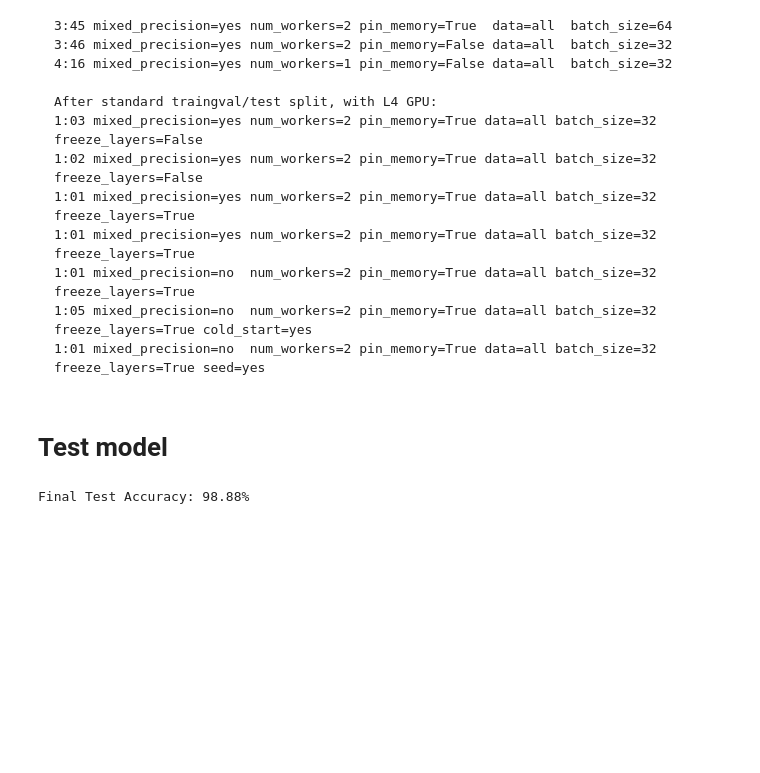
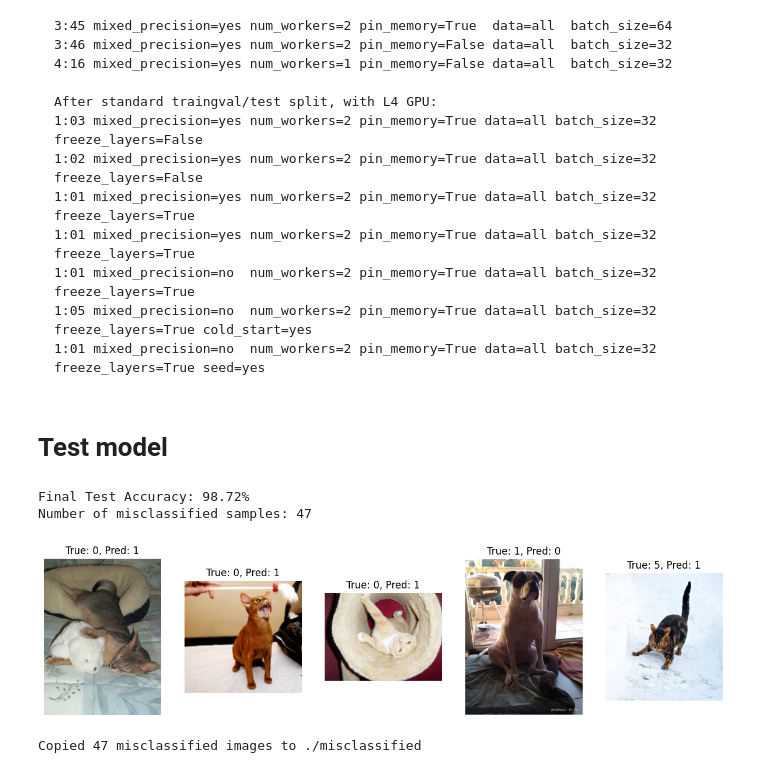
Before and after one commit to Sebelino/DD2424-project, a Jupyter notebook: e1_sebastian.ipynb, the cells around one changed output. Saved outputs shown, nothing was run; the diff lists cells and outputs as text; code cells hidden in the pictures; blank space fills up the shorter version.

Commit message:
feat(E.1): Print misclassified

````diff
--- a/e1_sebastian.ipynb
+++ b/e1_sebastian.ipynb
@@ -281,8 +281,73 @@ After standard traingval/test split, with L4 GPU:
 ```
 # %% [markdown]
 # Test model
-# %%
-final_test_acc = evaluate(model, test_loader, device)
-print(f"Final Test Accuracy: {final_test_acc:.2f}%")
-# %% [output]
-Final Test Accuracy: 98.88%
+# %%
+import shutil
+
+# Directory for saving misclassified images
+misclassified_dir = "./misclassified"
+
+if os.path.exists(misclassified_dir):
+    shutil.rmtree(misclassified_dir)
+os.makedirs(misclassified_dir, exist_ok=True)
+
+# Evaluate and collect misclassified samples
+def evaluate_and_collect_misclassified(model, loader, device, dataset):
+    model.eval()
+    correct = 0
+    total = 0
+    misclassified = []
+
+    with torch.no_grad():
+        for idx, (inputs, labels) in enumerate(tqdm(loader, desc="Evaluating")):
+            inputs, labels = inputs.to(device), labels.to(device)
+            outputs = model(inputs)
+            _, predicted = torch.max(outputs.data, 1)
+
+            for i in range(inputs.size(0)):
+                if predicted[i] != labels[i]:
+                    img_idx = idx * loader.batch_size + i
+                    img_path = dataset._images[img_idx]
+                    true_label = dataset._labels[img_idx]
+                    misclassified.append((img_path, true_label, predicted[i].item()))
+
+            total += labels.size(0)
+            correct += (predicted == labels).sum().item()
+
+    model.train()
+    return 100 * correct / total, misclassified
+
+
+final_test_acc, misclassified_samples = evaluate_and_collect_misclassified(model, test_loader, device, test_dataset)
+print(f"Final Test Accuracy: {final_test_acc:.2f}%")
+print(f"Number of misclassified samples: {len(misclassified_samples)}")
+
+
+from PIL import Image
+
+# Plot the first 5 misclassified images
+num_to_plot = min(5, len(misclassified_samples))
+plt.figure(figsize=(15, 5))
+
+for i in range(num_to_plot):
+    img_path, true_label, predicted_label = misclassified_samples[i]
+    img = Image.open(img_path)
+    plt.subplot(1, num_to_plot, i + 1)
+    plt.imshow(img)
+    plt.title(f"True: {true_label}, Pred: {predicted_label}")
+    plt.axis('off')
+
+plt.show()
+
+
+for i, (img_path, true_label, predicted_label) in enumerate(misclassified_samples):
+    filename = os.path.basename(img_path)
+    new_filename = f"{i:04d}_true{true_label}_pred{predicted_label}_{filename}"
+    shutil.copy(img_path, os.path.join(misclassified_dir, new_filename))
+
+print(f"Copied {len(misclassified_samples)} misclassified images to {misclassified_dir}")
+# %% [output]
+Final Test Accuracy: 98.72%
+Number of misclassified samples: 47
+[figure, added]
+Copied 47 misclassified images to ./misclassified
````
Also changed, not shown: parts of 1 cell of this notebook.
